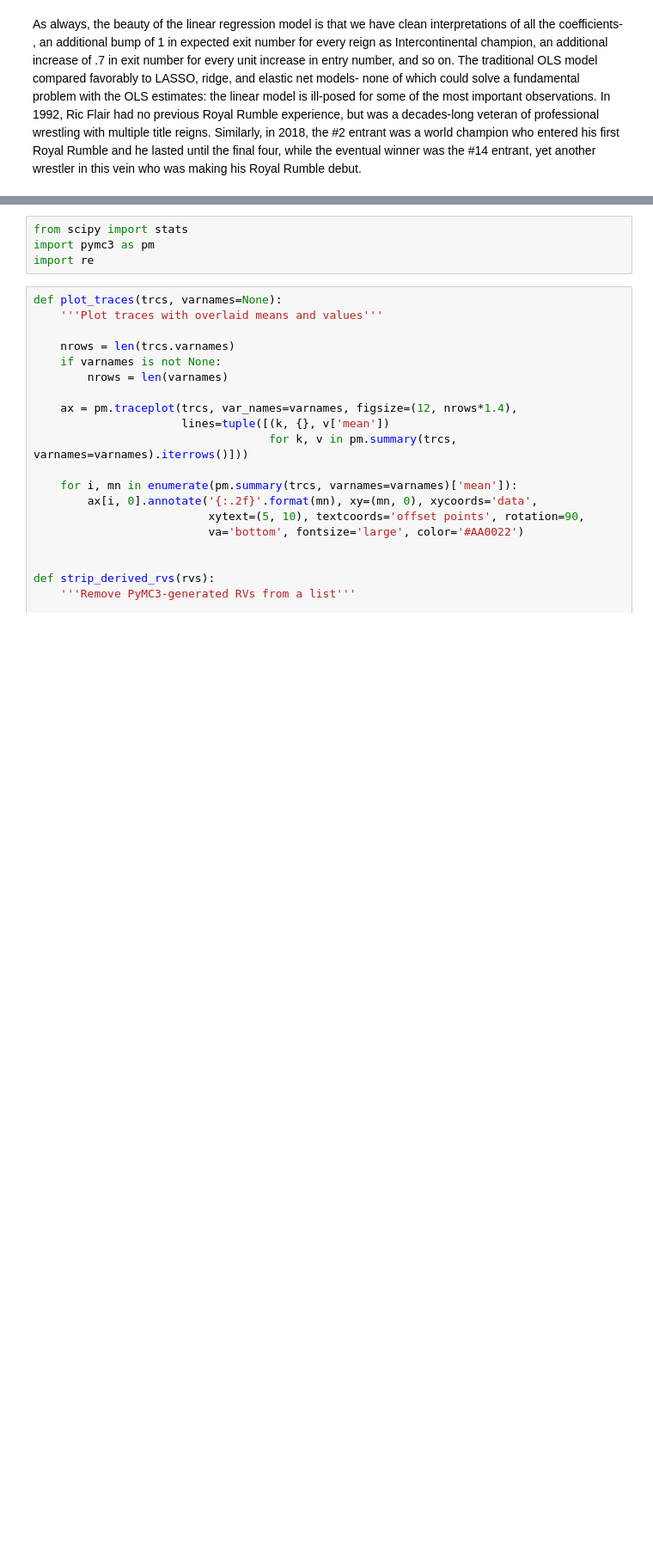
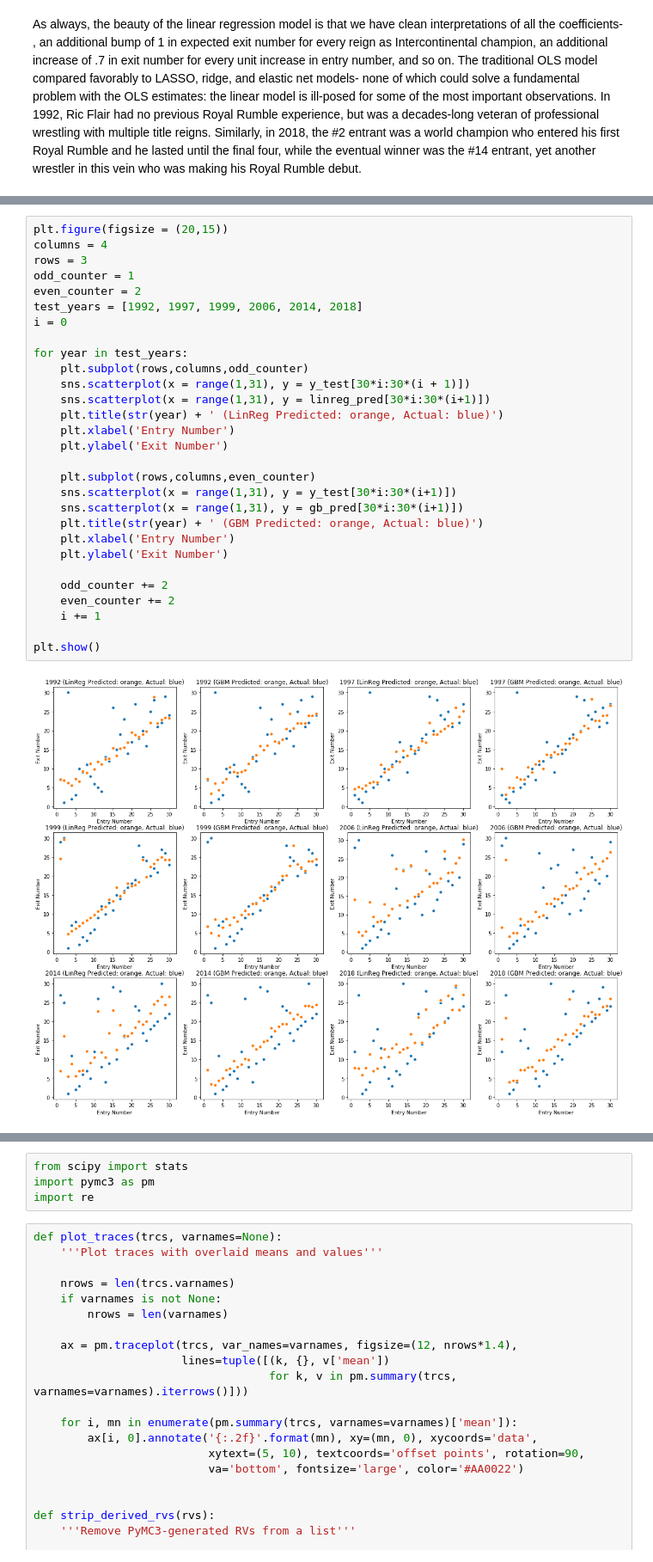
Before and after one commit to ComputerBoy9000/Royal_Rumble_Analysis, a Jupyter notebook: Royal_Rumble_Analysis.ipynb, the cells around one changed output, grey strips where cells are left out. Shown at 86% size. Saved outputs shown, nothing was run; the diff lists cells and outputs as text; blank space fills up the shorter version.

```diff
--- a/Royal_Rumble_Analysis.ipynb
+++ b/Royal_Rumble_Analysis.ipynb
@@ -537,0 +425,31 @@ RUMBLE_DATA['total_elim'].var()
+# %%
+plt.figure(figsize = (20,15))
+columns = 4
+rows = 3
+odd_counter = 1
+even_counter = 2
+test_years = [1992, 1997, 1999, 2006, 2014, 2018]
+i = 0
+
+for year in test_years:
+    plt.subplot(rows,columns,odd_counter)
+    sns.scatterplot(x = range(1,31), y = y_test[30*i:30*(i + 1)])
+    sns.scatterplot(x = range(1,31), y = linreg_pred[30*i:30*(i+1)])
+    plt.title(str(year) + ' (LinReg Predicted: orange, Actual: blue)')
+    plt.xlabel('Entry Number')
+    plt.ylabel('Exit Number')
+
+    plt.subplot(rows,columns,even_counter)
+    sns.scatterplot(x = range(1,31), y = y_test[30*i:30*(i+1)])
+    sns.scatterplot(x = range(1,31), y = gb_pred[30*i:30*(i+1)])
+    plt.title(str(year) + ' (GBM Predicted: orange, Actual: blue)')
+    plt.xlabel('Entry Number')
+    plt.ylabel('Exit Number')
+
+    odd_counter += 2
+    even_counter += 2
+    i += 1
+
+plt.show()
+# %% [output]
+[figure, added]
```
Also changed, not shown: parts of 128 cells of this notebook, 5 other files.
